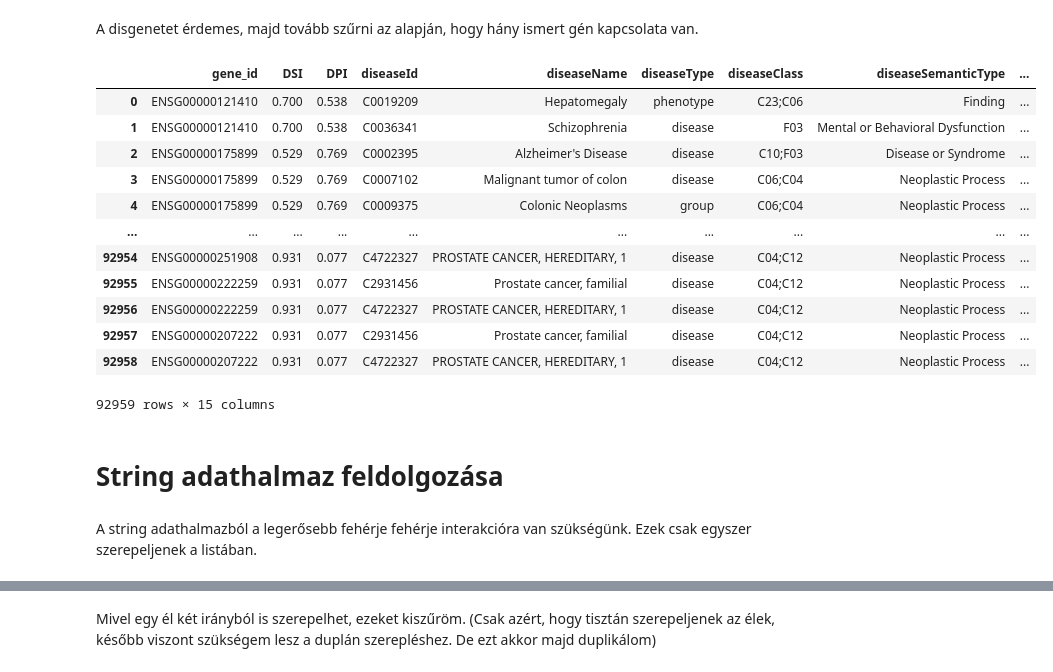
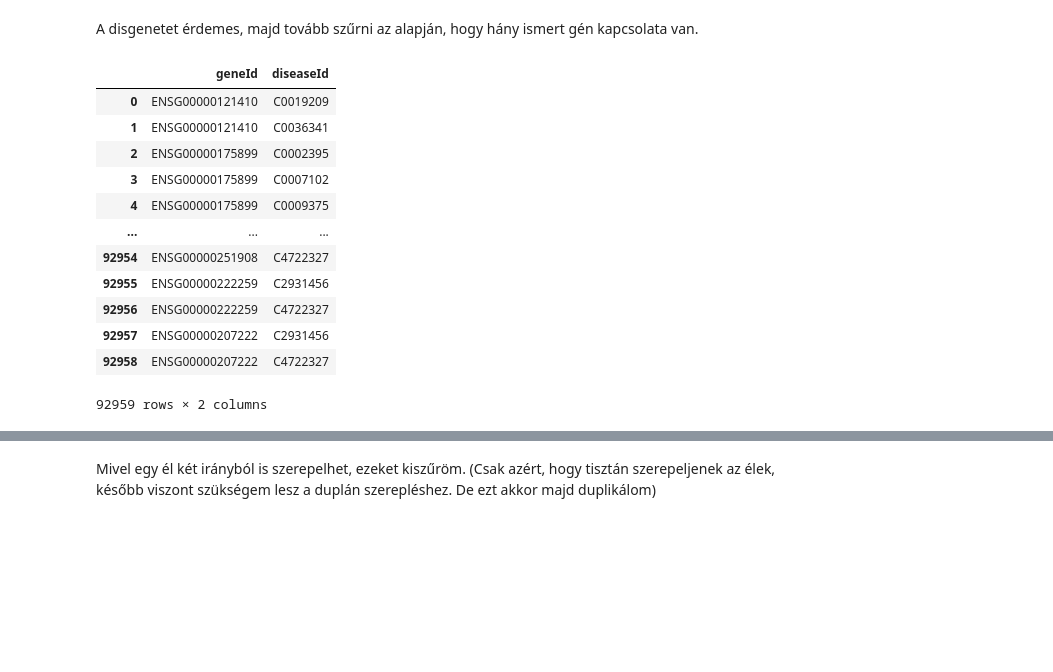
Before and after one commit to Nemes2000/gene-disease-gnn, a Jupyter notebook: data_process.ipynb, the cells around one changed output, grey strips where cells are left out. Saved outputs shown, nothing was run; the diff lists cells and outputs as text; code cells hidden in the pictures; blank space fills up the shorter version.

Commit message:
feat: update data processing

```diff
--- a/data_process.ipynb
+++ b/data_process.ipynb
@@ -53,29 +188,26 @@ A disgenetet érdemes, majd tovább szűrni az alapján, hogy hány ismert gén
 # %%
 #switch from gene name to gene id
 disgenet_join = pd.merge(disgenet, gen_name_gen_id, left_on='geneSymbol', right_on='gene_name', how='inner')
 disgenet_join = disgenet_join.drop_duplicates()
-disgenet_result = disgenet_join.drop(columns=["geneSymbol", "gene_name", "geneId"])
+disgenet_with_gene_id = disgenet_join.drop(columns=["geneSymbol", "gene_name", "geneId"])
 
 #reorder the colums
-df_col = disgenet_result.pop("gene_id")
-disgenet_result.insert(0, "gene_id", df_col)
-disgenet_result.to_csv("./data/raw/disgenet_with_gene_id.csv", sep="\t", index=False)
-disgenet_result
+df_col = disgenet_with_gene_id.pop("gene_id")
+disgenet_with_gene_id.insert(0, "gene_id", df_col)
+disgenet_with_gene_id = disgenet_with_gene_id.loc[:, ["gene_id", "diseaseId"]]
+disgenet_with_gene_id.columns = ["geneId", "diseaseId"]
+disgenet_with_gene_id
 # %% [output]
-|  | gene_id | DSI | DPI | diseaseId | diseaseName | diseaseType | diseaseClass | diseaseSemanticType | ... |
-| 0 | ENSG00000121410 | 0.700 | 0.538 | C0019209 | Hepatomegaly | phenotype | C23;C06 | Finding | ... |
-| 1 | ENSG00000121410 | 0.700 | 0.538 | C0036341 | Schizophrenia | disease | F03 | Mental or Behavioral Dysfunction | ... |
-| 2 | ENSG00000175899 | 0.529 | 0.769 | C0002395 | Alzheimer's Disease | disease | C10;F03 | Disease or Syndrome | ... |
-| 3 | ENSG00000175899 | 0.529 | 0.769 | C0007102 | Malignant tumor of colon | disease | C06;C04 | Neoplastic Process | ... |
-| 4 | ENSG00000175899 | 0.529 | 0.769 | C0009375 | Colonic Neoplasms | group | C06;C04 | Neoplastic Process | ... |
-| ... | ... | ... | ... | ... | ... | ... | ... | ... | ... |
-| 92954 | ENSG00000251908 | 0.931 | 0.077 | C4722327 | PROSTATE CANCER, HEREDITARY, 1 | disease | C04;C12 | Neoplastic Process | ... |
-| 92955 | ENSG00000222259 | 0.931 | 0.077 | C2931456 | Prostate cancer, familial | disease | C04;C12 | Neoplastic Process | ... |
-| 92956 | ENSG00000222259 | 0.931 | 0.077 | C4722327 | PROSTATE CANCER, HEREDITARY, 1 | disease | C04;C12 | Neoplastic Process | ... |
-| 92957 | ENSG00000207222 | 0.931 | 0.077 | C2931456 | Prostate cancer, familial | disease | C04;C12 | Neoplastic Process | ... |
-| 92958 | ENSG00000207222 | 0.931 | 0.077 | C4722327 | PROSTATE CANCER, HEREDITARY, 1 | disease | C04;C12 | Neoplastic Process | ... |
+|  | geneId | diseaseId |
+| 0 | ENSG00000121410 | C0019209 |
+| 1 | ENSG00000121410 | C0036341 |
+| 2 | ENSG00000175899 | C0002395 |
+| 3 | ENSG00000175899 | C0007102 |
+| 4 | ENSG00000175899 | C0009375 |
+| ... | ... | ... |
+| 92954 | ENSG00000251908 | C4722327 |
+| 92955 | ENSG00000222259 | C2931456 |
+| 92956 | ENSG00000222259 | C4722327 |
+| 92957 | ENSG00000207222 | C2931456 |
+| 92958 | ENSG00000207222 | C4722327 |
-92959 rows × 15 columns
+92959 rows × 2 columns
-# %% [markdown]
-<h1>String adathalmaz feldolgozása</h1>
-# %% [markdown]
-A string adathalmazból a legerősebb fehérje fehérje interakcióra van szükségünk. Ezek csak egyszer szerepeljenek a listában.
```
Also changed, not shown: parts of 33 cells of this notebook.
